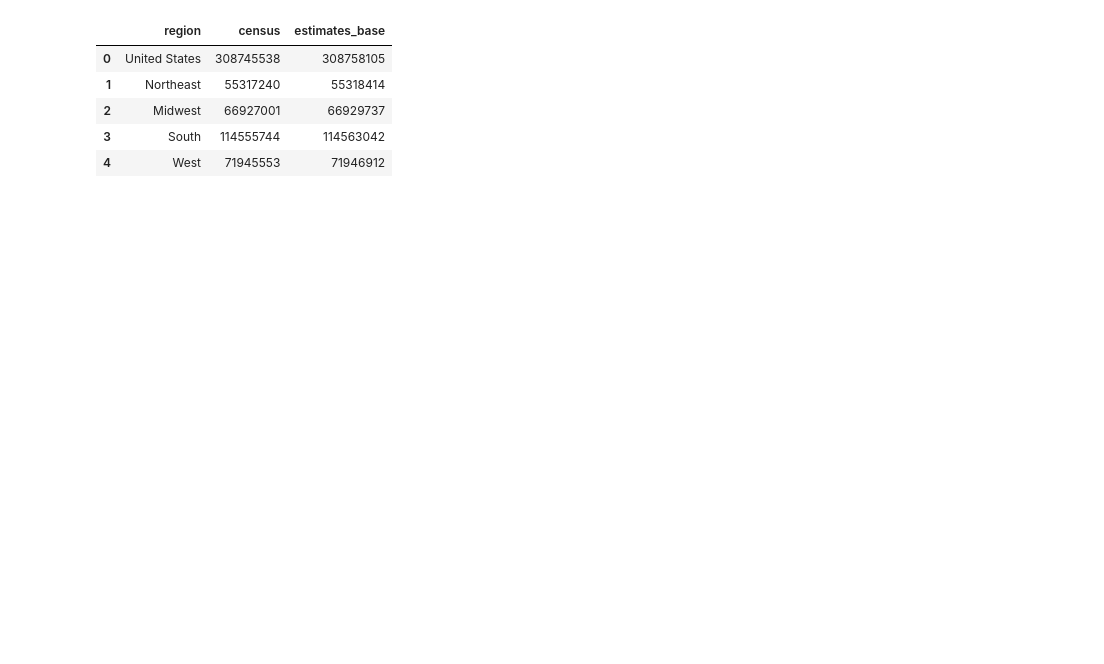
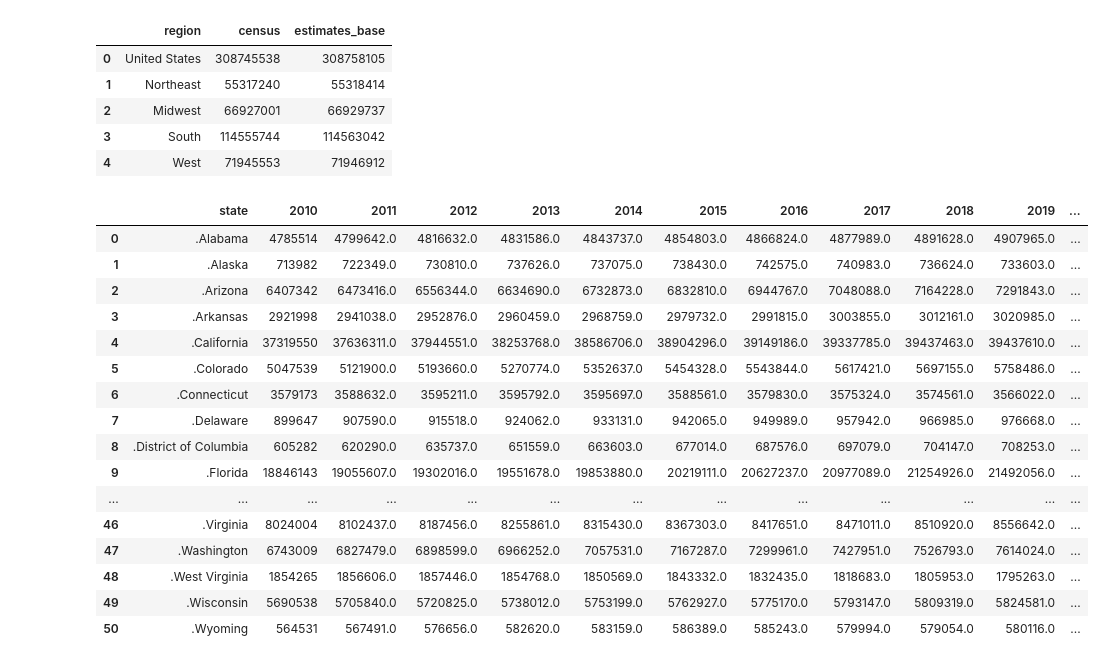
Before and after one commit to benwbarr/city-growth-project-, a Jupyter notebook: AY/Census_data_cleaning.ipynb, the cells around one changed output. Cells and saved outputs as stored; diff of their text form; code cells hidden in the pictures; blank space fills up the shorter version.

```diff
--- a/AY/Census_data_cleaning.ipynb
+++ b/AY/Census_data_cleaning.ipynb
@@ -4,7 +4,7 @@ from sqlalchemy import create_engine
 # %%
 engine = create_engine('postgresql://postgres:postgres@localhost:5432/Census_db')
 # %%
-raw_df = pd.read_excel ('census2010-2020.xlsx')
+raw_df = pd.read_excel ('resources/census2010-2020.xlsx')
 raw_df.head()
 # %% [output]
 |  | table with row headers in column ... | Unnamed: 1 | Unnamed: 2 | Unnamed: 3 | Unnamed: 4 | Unnamed: 5 | Unnamed: 6 | ... |
@@ -120,3 +120,23 @@ final_state_only_estimate.to_sql(name='yearly_estimates_state',
                         con=engine,
                         index=False,
                         if_exists='append')
+# %%
+final_state_only_estimate
+# %% [output]
+|  | state | 2010 | 2011 | 2012 | 2013 | 2014 | 2015 | 2016 | 2017 | 2018 | 2019 | ... |
+| 0 | .Alabama | 4785514 | 4799642.0 | 4816632.0 | 4831586.0 | 4843737.0 | 4854803.0 | 4866824.0 | 4877989.0 | 4891628.0 | 4907965.0 | ... |
+| 1 | .Alaska | 713982 | 722349.0 | 730810.0 | 737626.0 | 737075.0 | 738430.0 | 742575.0 | 740983.0 | 736624.0 | 733603.0 | ... |
+| 2 | .Arizona | 6407342 | 6473416.0 | 6556344.0 | 6634690.0 | 6732873.0 | 6832810.0 | 6944767.0 | 7048088.0 | 7164228.0 | 7291843.0 | ... |
+| 3 | .Arkansas | 2921998 | 2941038.0 | 2952876.0 | 2960459.0 | 2968759.0 | 2979732.0 | 2991815.0 | 3003855.0 | 3012161.0 | 3020985.0 | ... |
+| 4 | .California | 37319550 | 37636311.0 | 37944551.0 | 38253768.0 | 38586706.0 | 38904296.0 | 39149186.0 | 39337785.0 | 39437463.0 | 39437610.0 | ... |
+| 5 | .Colorado | 5047539 | 5121900.0 | 5193660.0 | 5270774.0 | 5352637.0 | 5454328.0 | 5543844.0 | 5617421.0 | 5697155.0 | 5758486.0 | ... |
+| 6 | .Connecticut | 3579173 | 3588632.0 | 3595211.0 | 3595792.0 | 3595697.0 | 3588561.0 | 3579830.0 | 3575324.0 | 3574561.0 | 3566022.0 | ... |
+| 7 | .Delaware | 899647 | 907590.0 | 915518.0 | 924062.0 | 933131.0 | 942065.0 | 949989.0 | 957942.0 | 966985.0 | 976668.0 | ... |
+| 8 | .District of Columbia | 605282 | 620290.0 | 635737.0 | 651559.0 | 663603.0 | 677014.0 | 687576.0 | 697079.0 | 704147.0 | 708253.0 | ... |
+| 9 | .Florida | 18846143 | 19055607.0 | 19302016.0 | 19551678.0 | 19853880.0 | 20219111.0 | 20627237.0 | 20977089.0 | 21254926.0 | 21492056.0 | ... |
+| ... | ... | ... | ... | ... | ... | ... | ... | ... | ... | ... | ... | ... |
+| 46 | .Virginia | 8024004 | 8102437.0 | 8187456.0 | 8255861.0 | 8315430.0 | 8367303.0 | 8417651.0 | 8471011.0 | 8510920.0 | 8556642.0 | ... |
+| 47 | .Washington | 6743009 | 6827479.0 | 6898599.0 | 6966252.0 | 7057531.0 | 7167287.0 | 7299961.0 | 7427951.0 | 7526793.0 | 7614024.0 | ... |
+| 48 | .West Virginia | 1854265 | 1856606.0 | 1857446.0 | 1854768.0 | 1850569.0 | 1843332.0 | 1832435.0 | 1818683.0 | 1805953.0 | 1795263.0 | ... |
+| 49 | .Wisconsin | 5690538 | 5705840.0 | 5720825.0 | 5738012.0 | 5753199.0 | 5762927.0 | 5775170.0 | 5793147.0 | 5809319.0 | 5824581.0 | ... |
+| 50 | .Wyoming | 564531 | 567491.0 | 576656.0 | 582620.0 | 583159.0 | 586389.0 | 585243.0 | 579994.0 | 579054.0 | 580116.0 | ... |
```
Also changed, not shown: 10 other files.
